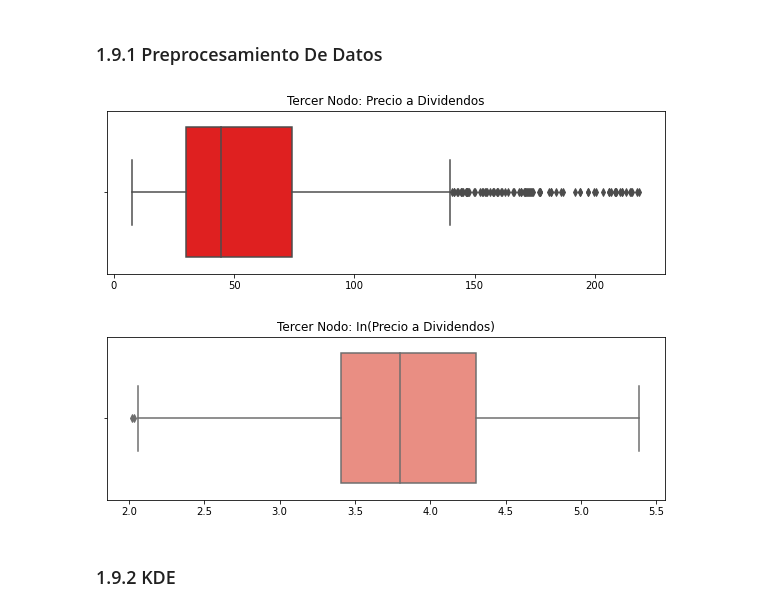
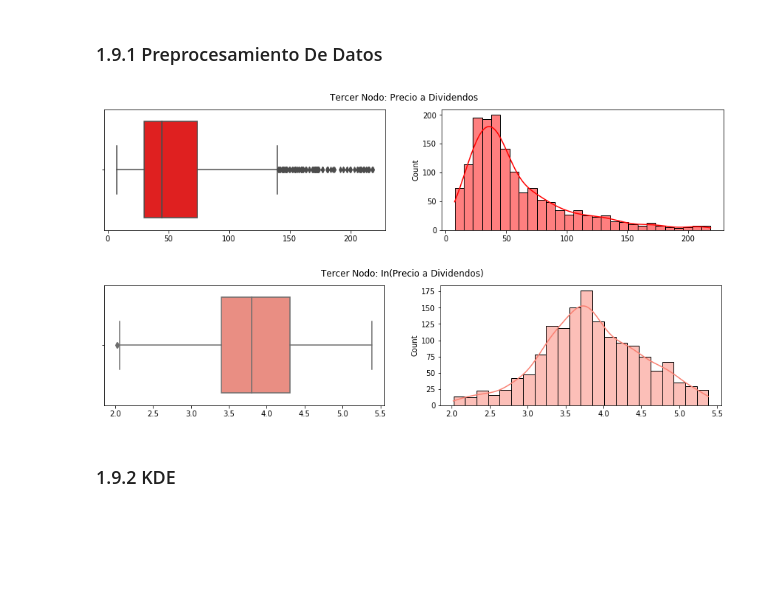
Before and after one commit to EMarquez7/Proyecto_DALopez_EMarquez, a Jupyter notebook: ProyectoModulo1_LazarenoD_DelgadoE.ipynb, the cells around one changed output. Saved outputs shown, nothing was run; the diff lists cells and outputs as text; code cells hidden in the pictures; blank space fills up the shorter version.

```diff
--- a/ProyectoModulo1_LazarenoD_DelgadoE.ipynb
+++ b/ProyectoModulo1_LazarenoD_DelgadoE.ipynb
@@ -390,15 +393,15 @@ x_accepted2 = [(acceptanceRejectionPlot(f_data2, t2, xgrid2, "Método de Aceptac
 # %%
 data3 = pd.read_excel("Data/PrecioDividendos.xlsx", index_col = [0])
 data3 = dataframeToArray(data3)
 
-boxplot(data3,(10, 3), "red", "Tercer Nodo: Precio a Dividendos")
+boxAndHistPlot(data3, (15, 3), "red", "Tercer Nodo: Precio a Dividendos")
 # %% [output]
-[figure, old version]
+[figure, new version]
 # %%
 data3_log = logTransformation(data3)
-boxplot(data3_log, (10, 3), "salmon", "Tercer Nodo: In(Precio a Dividendos)")
+boxAndHistPlot(data3_log, (15, 3), "salmon", "Tercer Nodo: In(Precio a Dividendos)")
 # %% [output]
-[figure, old version]
+[figure, new version]
 # %% [markdown]
 ### 1.9.2 KDE
 # %%
```
Also changed, not shown: parts of 17 cells of this notebook, 1 other file.
